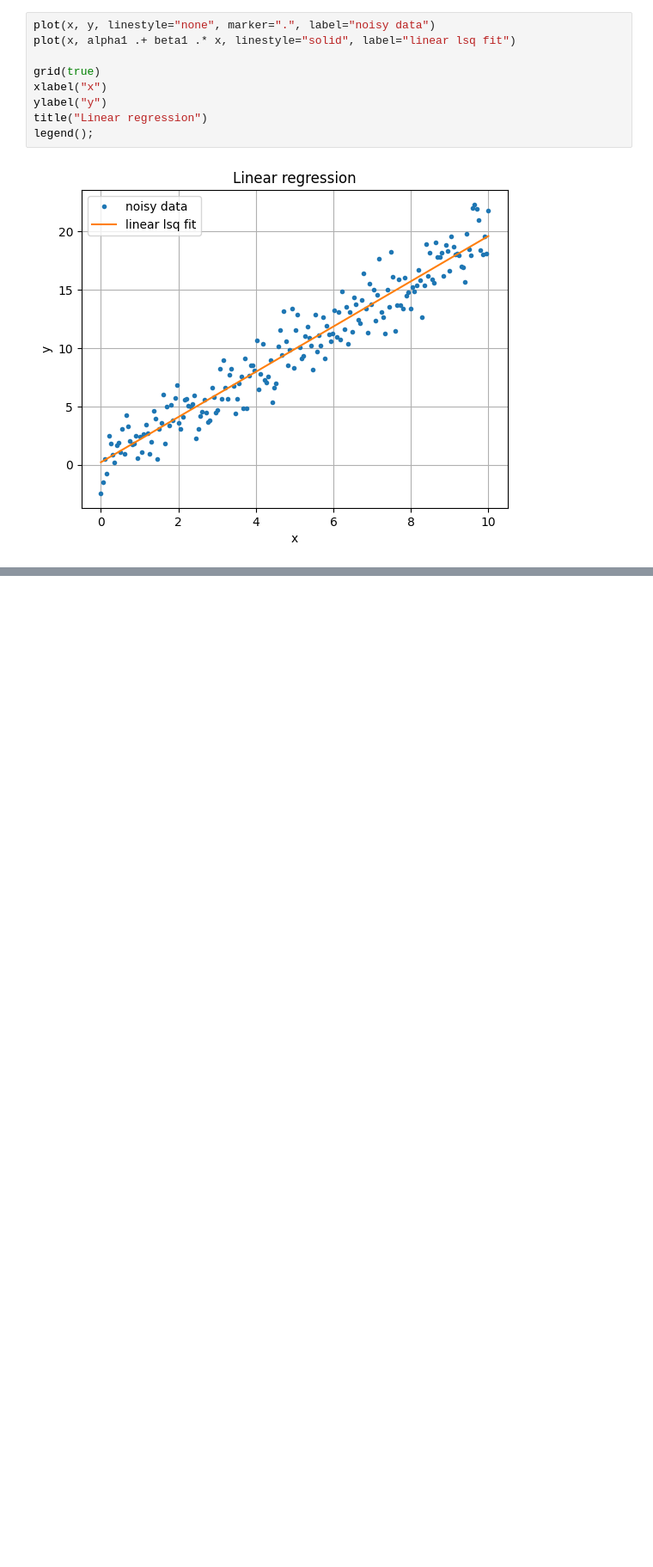
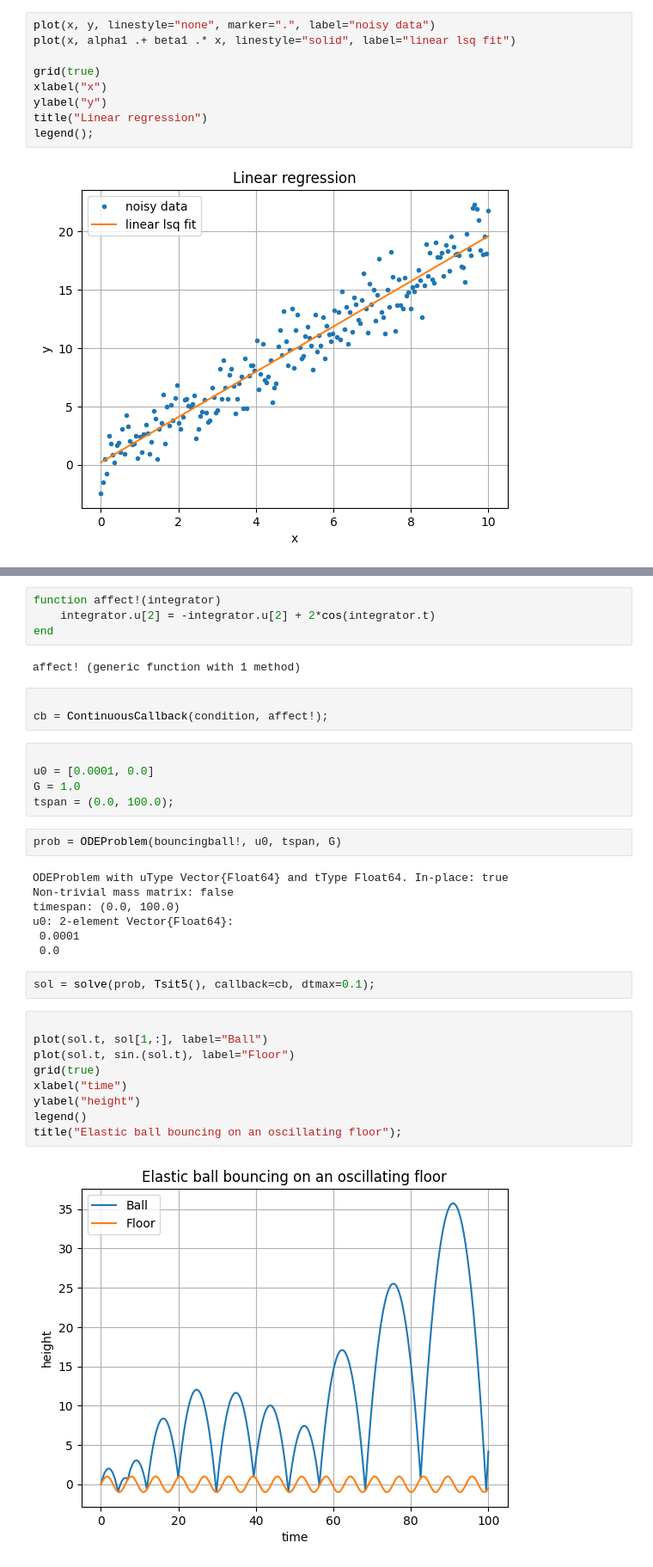
Before and after one commit to PHYS-2200-Computational-Physics-Course/phys2200-lectures-tec22001, a Jupyter notebook: Lecture15,16/werk15.ipynb, the cells around one changed output, grey strips where cells are left out. Shown at 86% size. Saved outputs shown, nothing was run; the diff lists cells and outputs as text; blank space fills up the shorter version.

```diff
--- a/Lecture15,16/werk15.ipynb
+++ b/Lecture15,16/werk15.ipynb
@@ -44,0 +65,36 @@ legend();
+# %%
+function affect!(integrator)
+    integrator.u[2] = -integrator.u[2] + 2*cos(integrator.t)
+end
+# %% [output]
+affect! (generic function with 1 method)
+# %%
+
+cb = ContinuousCallback(condition, affect!);
+# %%
+
+u0 = [0.0001, 0.0]
+G = 1.0
+tspan = (0.0, 100.0);
+# %%
+prob = ODEProblem(bouncingball!, u0, tspan, G)
+# %% [output]
+ODEProblem with uType Vector{Float64} and tType Float64. In-place: true
+Non-trivial mass matrix: false
+timespan: (0.0, 100.0)
+u0: 2-element Vector{Float64}:
+ 0.0001
+ 0.0
+# %%
+sol = solve(prob, Tsit5(), callback=cb, dtmax=0.1);
+# %%
+
+plot(sol.t, sol[1,:], label="Ball")
+plot(sol.t, sin.(sol.t), label="Floor")
+grid(true)
+xlabel("time")
+ylabel("height")
+legend()
+title("Elastic ball bouncing on an oscillating floor");
+# %% [output]
+[figure, added]
```
Also changed, not shown: parts of 7 cells of this notebook.
